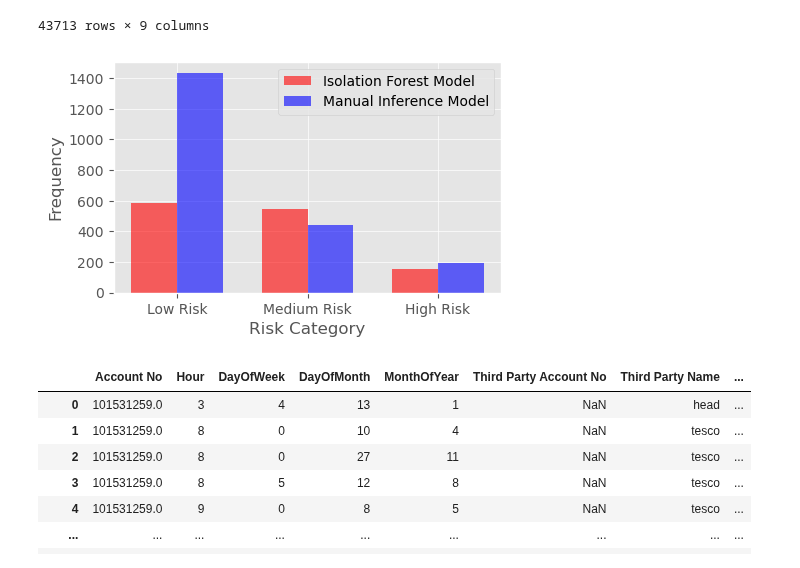
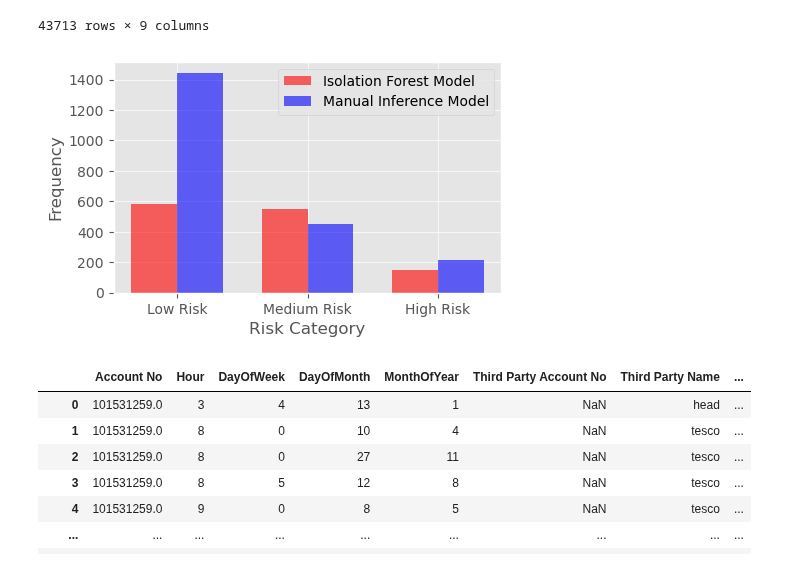
Before and after one commit to UoB-DSMP-2023-24/dsmp-2024-group27, a Jupyter notebook: AnomalyDetection/AnomalyDetection-Dataset2-Final .ipynb, the cells around one changed output. Drawn from its saved outputs; the diff is of its cells as text; code cells hidden in the pictures.

```diff
--- a/AnomalyDetection/AnomalyDetection-Dataset2-Final .ipynb
+++ b/AnomalyDetection/AnomalyDetection-Dataset2-Final .ipynb
@@ -364,15 +364,3 @@ Low Risk        1445
 Medium Risk      449
 High Risk        218
 Name: risk_level, dtype: int64
-# %%
-# Define the mapping dictionary
-risk_level_map = {
-    'No Risk': 0,
-    'Low Risk': 0.33,
-    'Medium Risk': 0.66,
-    'High Risk': 1
-}
-
-testing_transactions['risk_level_numeric'] = testing_transactions['risk_level'].map(risk_level_map)
-
-testing_transactions[testing_transactions['risk_level_numeric']== 0.33]
@@ -715,35 +690,35 @@ testing_transactions_expenditures
 plt.style.use('ggplot')
 
 # Assuming isolation_forest_results and testing_transactions_expenditures are predefined DataFrames
 isolation_forest_model = isolation_forest_results['Risk Category'].value_counts()
-manual_inference_model = testing_transactions_expenditures['Risk Category'].value_counts()
+manual_inference_model = testing_transactions['risk_level'].value_counts()
 
 # Data preparation for plotting
 risk_categories = ['Low Risk', 'Medium Risk', 'High Risk']
 counts_isolation_forest_model = [isolation_forest_model.get(risk, 0) for risk in risk_categories]
 counts_manual_inference_model = [manual_inference_model.get(risk, 0) for risk in risk_categories]
 
 # Plotting setup
 index = range(len(risk_categories))
 bar_width = 0.35
 
 # Create a figure and an axes object
 fig, ax = plt.subplots(figsize=(5, 3))
 
 # Plotting the bars with custom colors and opacity
 bar1 = ax.bar(index, counts_isolation_forest_model, bar_width, label='Isolation Forest Model', color='red', alpha=0.6)
 bar2 = ax.bar([p + bar_width for p in index], counts_manual_inference_model, bar_width, label='Manual Inference Model', color='blue', alpha=0.6)
 
 # Setting the axes labels, ticks, and titles
 ax.set_xlabel('Risk Category')
 ax.set_ylabel('Frequency')
 ax.set_xticks([p + bar_width / 2 for p in index])
 ax.set_xticklabels(risk_categories)
 ax.legend()
 
 plt.show()
 # %% [output]
-[figure, old version]
+[figure, new version]
 # %%
 # Remove all columns that aren't featured in both dataframes
 # Combine the two dataframes together, ensure both risk columns from each are fully intact
```
Also changed, not shown: parts of 2 cells of this notebook, 3 other files.
